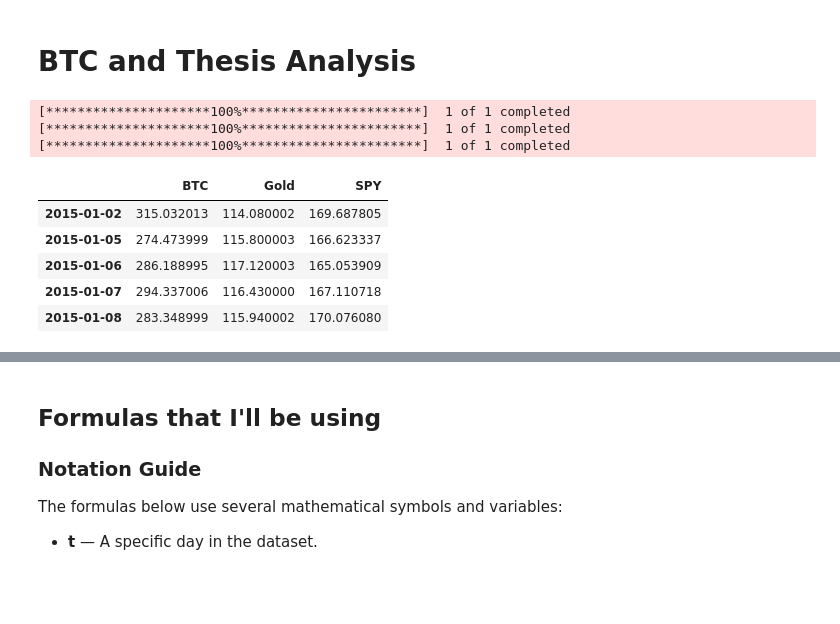
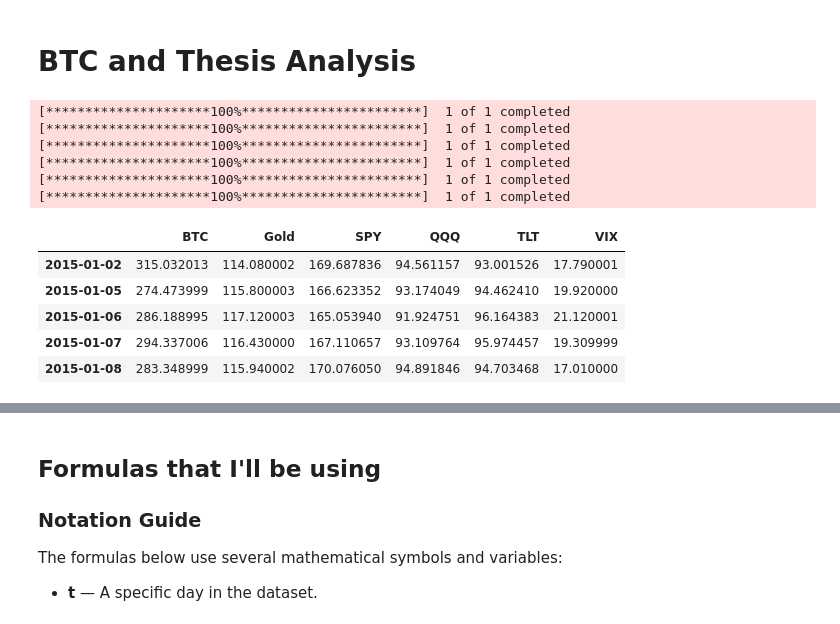
Before and after one commit to alexanderdz05/bitcoin-digital-gold, a Jupyter notebook: notebooks/btc_analysis.ipynb, the cells around one changed output, grey strips where cells are left out. Saved outputs shown, nothing was run; the diff lists cells and outputs as text; code cells hidden in the pictures; blank space fills up the shorter version.

```diff
--- a/notebooks/btc_analysis.ipynb
+++ b/notebooks/btc_analysis.ipynb
@@ -11,27 +11,33 @@ plt.rcParams["figure.figsize"] = (12,6)
 # %%
 start_date = "2015-01-01"
 end_date = datetime.today().strftime("%Y-%m-%d")
 tickers = {
     "BTC": "BTC-USD",
     "Gold": "GLD",
-    "SPY": "SPY"
+    "SPY": "SPY",
+    "QQQ": "QQQ",
+    "TLT": "TLT",
+    "VIX": "^VIX"
 }
 prices = pd.DataFrame()
 for name, ticker in tickers.items():
     data = yf.download(ticker, start=start_date, end=end_date, auto_adjust=True)
     prices[name] = data["Close"]
 prices = prices.dropna()
 prices.head()
 # %% [output]
 [*********************100%***********************]  1 of 1 completed
 [*********************100%***********************]  1 of 1 completed
 [*********************100%***********************]  1 of 1 completed
+[*********************100%***********************]  1 of 1 completed
+[*********************100%***********************]  1 of 1 completed
+[*********************100%***********************]  1 of 1 completed
-|  | BTC | Gold | SPY |
-| 2015-01-02 | 315.032013 | 114.080002 | 169.687805 |
-| 2015-01-05 | 274.473999 | 115.800003 | 166.623337 |
-| 2015-01-06 | 286.188995 | 117.120003 | 165.053909 |
-| 2015-01-07 | 294.337006 | 116.430000 | 167.110718 |
-| 2015-01-08 | 283.348999 | 115.940002 | 170.076080 |
+|  | BTC | Gold | SPY | QQQ | TLT | VIX |
+| 2015-01-02 | 315.032013 | 114.080002 | 169.687836 | 94.561157 | 93.001526 | 17.790001 |
+| 2015-01-05 | 274.473999 | 115.800003 | 166.623352 | 93.174049 | 94.462410 | 19.920000 |
+| 2015-01-06 | 286.188995 | 117.120003 | 165.053940 | 91.924751 | 96.164383 | 21.120001 |
+| 2015-01-07 | 294.337006 | 116.430000 | 167.110657 | 93.109764 | 95.974457 | 19.309999 |
+| 2015-01-08 | 283.348999 | 115.940002 | 170.076050 | 94.891846 | 94.703468 | 17.010000 |
 # %%
 prices.to_csv("../data/asset_prices.csv")
 # %%
```
Also changed, not shown: parts of 64 cells of this notebook, 21 other files.
